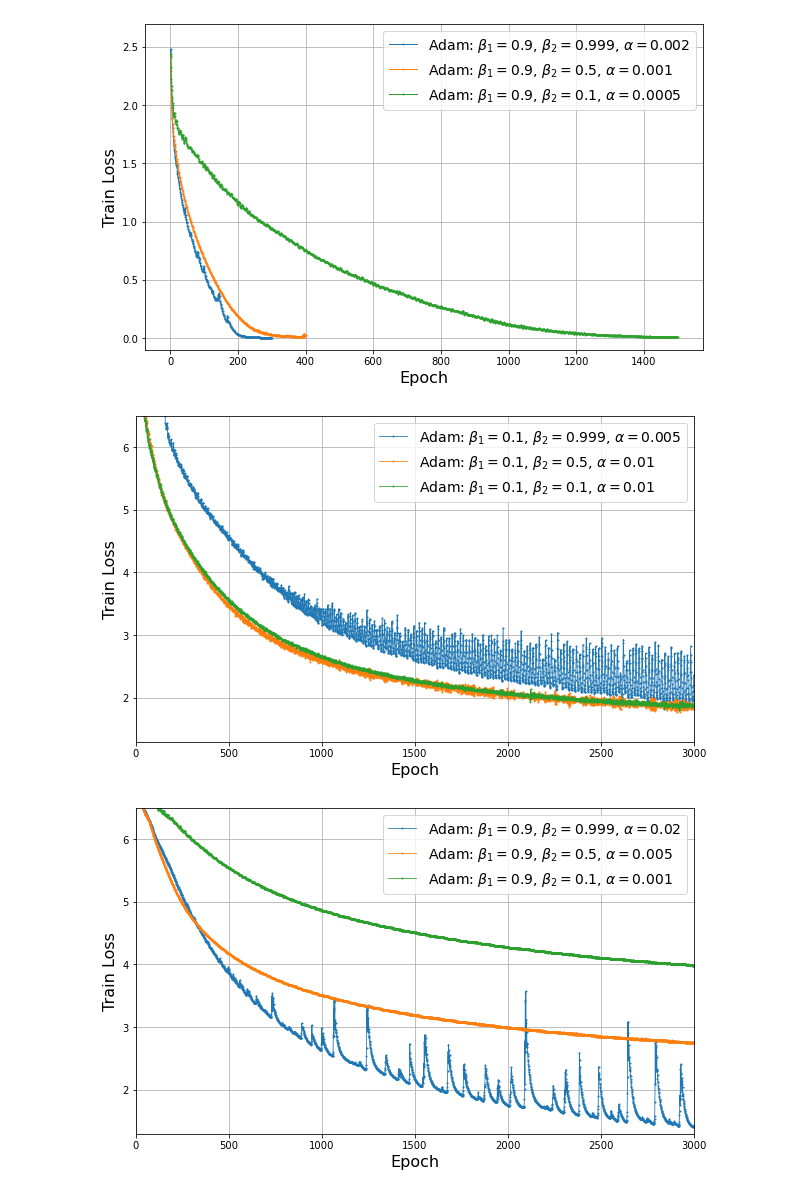
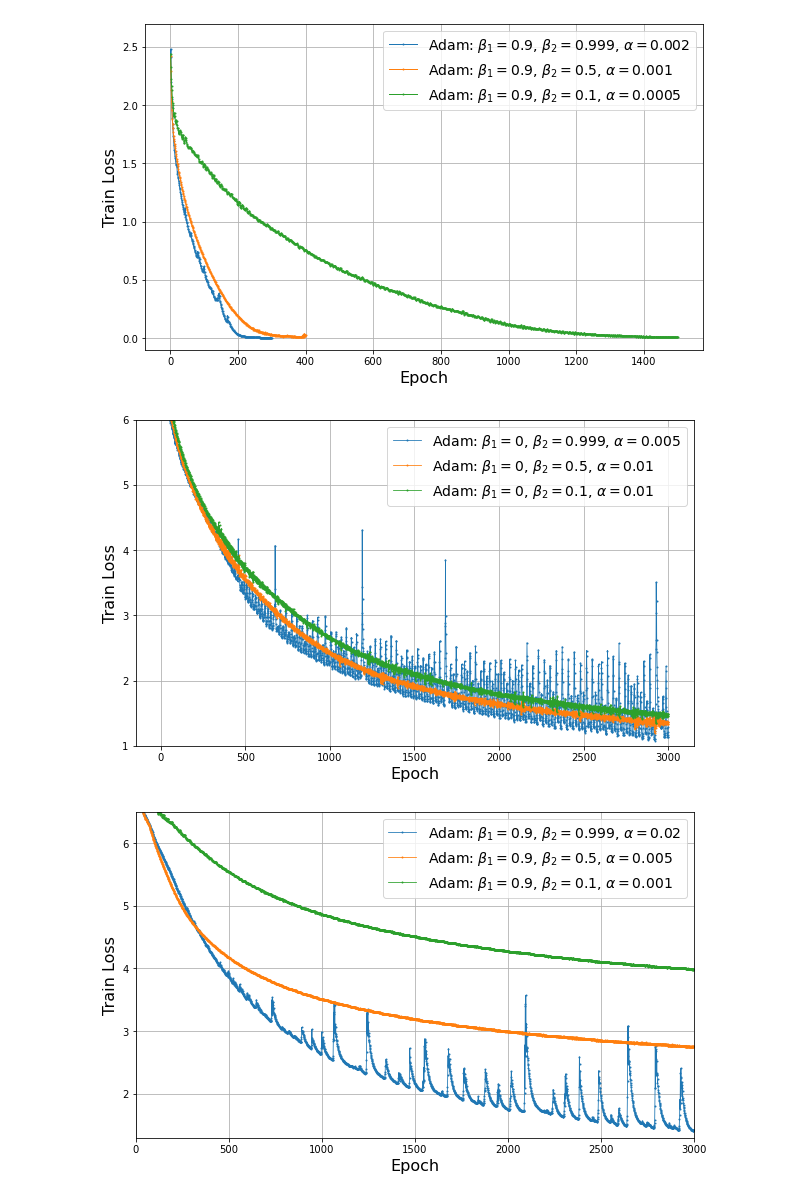
Before and after one commit to artem-riabinin/Adam_experiments, a Jupyter notebook: plots/plots.ipynb, the cells around one changed output. Drawn from its saved outputs; the diff is of its cells as text; code cells hidden in the pictures.

```diff
--- a/plots/plots.ipynb
+++ b/plots/plots.ipynb
@@ -33,18 +33,18 @@ def plot_multiple_train_losses(log_file_paths):
     for log_file_path in log_file_paths:
         epochs, train_losses = parse_log_file(log_file_path)
         if k == 0:
-            plt.plot(epochs, train_losses, label=r'Adam: $\beta_1 = 0.1$, $\beta_2 = 0.999$, $\alpha = 0.002$', marker='o', markersize=3, linewidth=1)
+            plt.plot(epochs, train_losses, label=r'Adam: $\beta_1 = 0$, $\beta_2 = 0.999$, $\alpha = 0.001$', marker='o', markersize=2, linewidth=1)
         if k == 1:
-            plt.plot(epochs, train_losses, label=r'Adam: $\beta_1 = 0.1$, $\beta_2 = 0.5$, $\alpha = 0.002$', marker='o', markersize=3, linewidth=1)
+            plt.plot(epochs, train_losses, label=r'Adam: $\beta_1 = 0$, $\beta_2 = 0.5$, $\alpha = 0.001$', marker='o', markersize=2, linewidth=1)
         if k == 2:
-            plt.plot(epochs, train_losses, label=r'Adam: $\beta_1 = 0.1$, $\beta_2 = 0.1$, $\alpha = 0.001$', marker='o', markersize=3, linewidth=1)
+            plt.plot(epochs, train_losses, label=r'Adam: $\beta_1 = 0$, $\beta_2 = 0.1$, $\alpha = 0.001$', marker='o', markersize=2, linewidth=1)
         k+=1
 
     # Customize the plot
     plt.xlabel('Epoch', fontsize=16)
     plt.ylabel('Train Loss', fontsize=16)
     plt.grid(True)
-    plt.ylim([-0.1, 2.7])
+    plt.ylim([0, 2])
     plt.legend(fontsize=14)
     plt.savefig('resnet_exp_1.pdf', format='pdf')
     plt.show()
@@ -53,8 +53,8 @@ def plot_multiple_train_losses(log_file_paths):
 if __name__ == "__main__":
     log_file_paths = [
         'output1.txt',
-        'output3.txt',
-        'output2.txt'
+        'output2.txt',
+        'output3.txt'
     ]
 
     # Plot train loss vs epochs for all log files
@@ -152,42 +152,42 @@ def parse_log_file(log_file_path):
 
 # Function to plot the train loss vs. epochs for multiple log files
 def plot_multiple_train_losses(log_file_paths):
     plt.figure(figsize=(10, 6))
 
     # Iterate over each log file and plot its data
     k = 0
     for log_file_path in log_file_paths:
         epochs, train_losses = parse_log_file(log_file_path)
         if k == 0:
-            plt.plot(epochs, train_losses, label=r'Adam: $\beta_1 = 0.1$, $\beta_2 = 0.999$, $\alpha = 0.005$', marker='o', markersize=1, linewidth=0.8)
+            plt.plot(epochs, train_losses, label=r'Adam: $\beta_1 = 0$, $\beta_2 = 0.999$, $\alpha = 0.005$', marker='o', markersize=1, linewidth=0.8)
         if k == 1:
-            plt.plot(epochs, train_losses, label=r'Adam: $\beta_1 = 0.1$, $\beta_2 = 0.5$, $\alpha = 0.01$', marker='o', markersize=1, linewidth=0.8)
+            plt.plot(epochs, train_losses, label=r'Adam: $\beta_1 = 0$, $\beta_2 = 0.5$, $\alpha = 0.01$', marker='o', markersize=1, linewidth=0.8)
         if k == 2:
-            plt.plot(epochs, train_losses, label=r'Adam: $\beta_1 = 0.1$, $\beta_2 = 0.1$, $\alpha = 0.01$', marker='o', markersize=1, linewidth=0.8)
+            plt.plot(epochs, train_losses, label=r'Adam: $\beta_1 = 0$, $\beta_2 = 0.1$, $\alpha = 0.01$', marker='o', markersize=1, linewidth=0.8)
         k+=1
 
     # Customize the plot
     plt.xlabel('Epoch', fontsize=16)
     plt.ylabel('Train Loss', fontsize=16)
     plt.grid(True)
-    plt.ylim([1.3, 6.5])
-    plt.xlim([0, 3000])
+    plt.ylim([1, 6])
+    #plt.xlim([0, 3000])
     plt.legend(fontsize=14)
     plt.savefig('lstm_exp_1.pdf', format='pdf')
     plt.show()
 
 # Main function
 if __name__ == "__main__":
     log_file_paths = [
-        'out3.txt',
-        'out2.txt',
-        'out1.txt'
+        'output33.txt',
+        'output22.txt',
+        'output11.txt'
     ]
 
     # Plot train loss vs epochs for all log files
     plot_multiple_train_losses(log_file_paths)
 # %% [output]
-[figure, old version]
+[figure, new version]
 # %%
 import matplotlib.pyplot as plt
 import re
```
Also changed, not shown: parts of 1 cell of this notebook, 3 other files.
